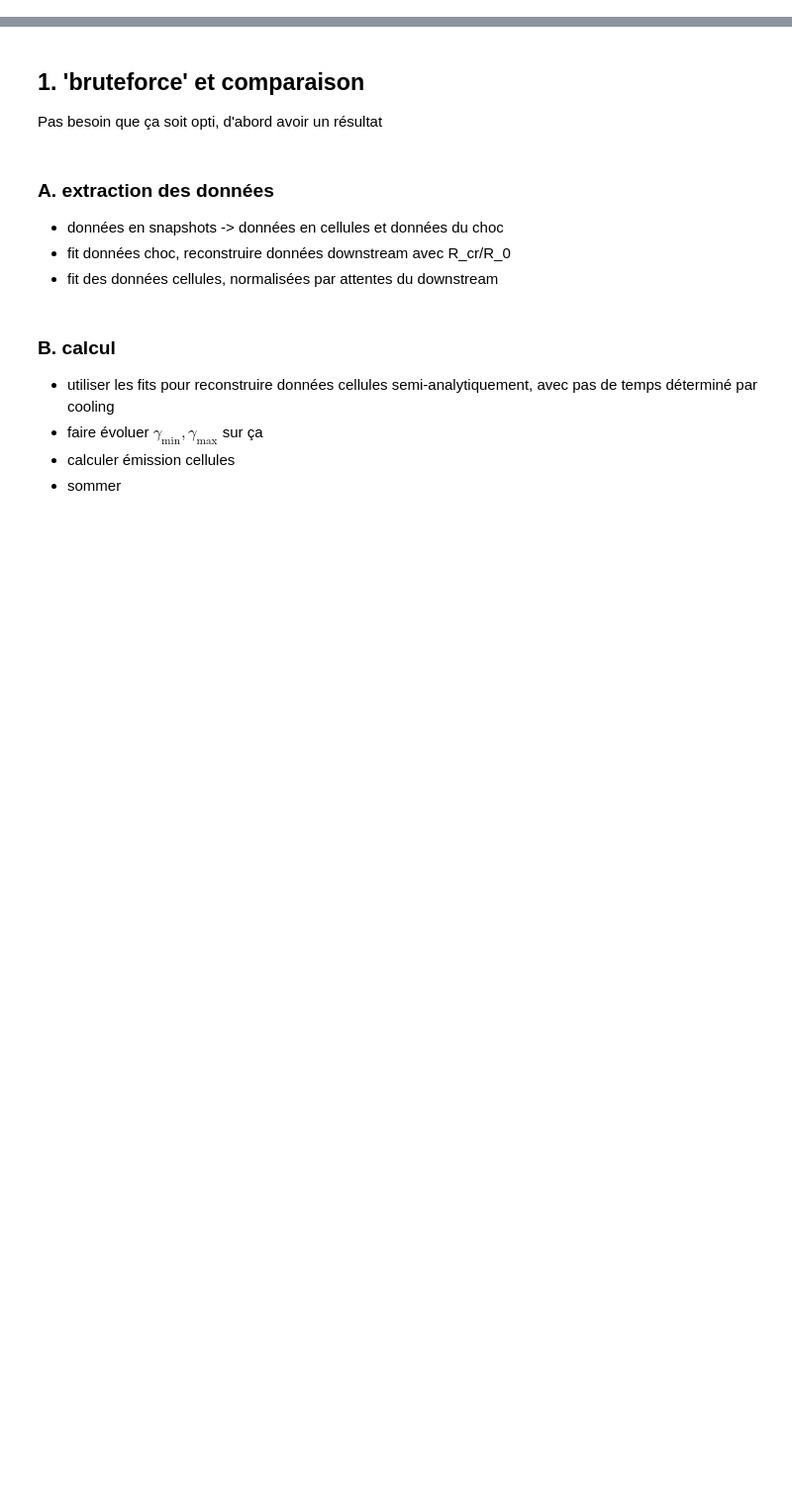
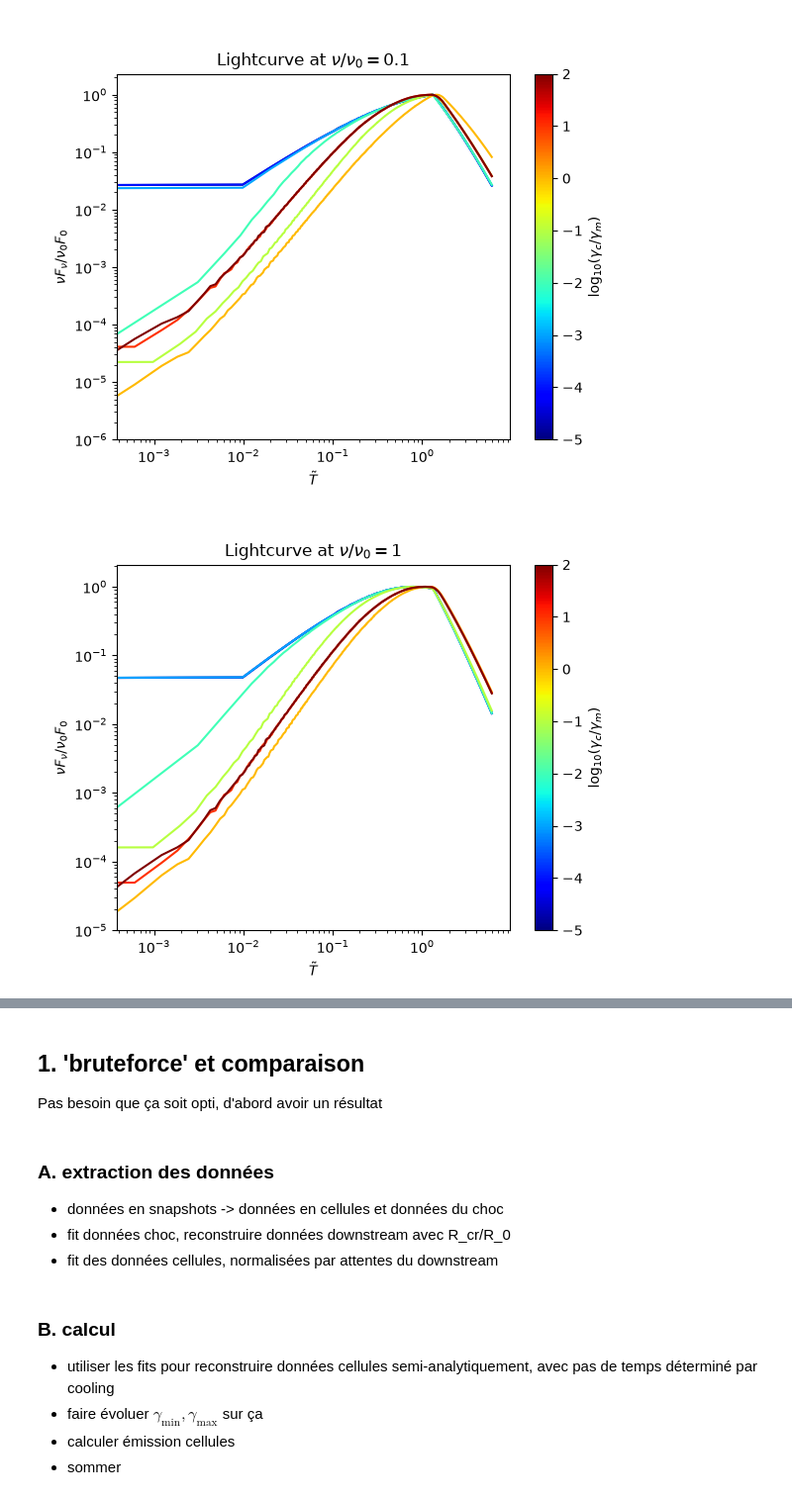
Before and after one commit to ACharletENSL/GAMMA_MWN, a Jupyter notebook: bin/Tools/project_v2/test_cooling.ipynb, the cells around one changed output, grey strips where cells are left out. Shown at 99% size. Cells and saved outputs as stored; diff of their text form; code cells hidden in the pictures; blank space fills up the shorter version.

```diff
--- a/bin/Tools/project_v2/test_cooling.ipynb
+++ b/bin/Tools/project_v2/test_cooling.ipynb
@@ -11,0 +23,2 @@ plt.ion()
+# %%
+results = swp.run_sweep('cooling_fid', swp.LOG10RATIO_ARR)
@@ -11,0 +35,9 @@ plt.ion()
+# %%
+detections = []
+for r in results:
+  det = swp.detect_rise_peak_tail(r['Tb'], r['nub'], r['nuFnu'])
+  detections.append(det)
+  T_rise, T_peak, T_tail, info = det
+  warnings = {k: v for k, v in info.items() if 'warn' in k}
+  print(f"target={r['log10ratio']:+.1f}  T_rise={T_rise:.4g}  "
+        f"T_peak={T_peak:.4g}  T_tail={T_tail:.4g}  {warnings}")
@@ -11,0 +64,16 @@ plt.ion()
+# %%
+  colors, sm = swp._sweep_colors(results)
+  for nu_t in swp.NU_TARGETS:
+    fig, ax = plt.subplots()
+    for r, c in zip(results, colors):
+      inu = min(np.searchsorted(r['nub'], nu_t), len(r['nub']) - 1)
+      lc = r['nuFnu'][:, inu]
+      ax.loglog(r['Tb']-1, lc/lc.max(), color=c)
+    fig.colorbar(sm, ax=ax, label='log$_{10}(\\gamma_c/\\gamma_m)$')
+    ax.set_xlabel(T_label_norm)
+    ax.set_ylabel(nF_label)
+    ax.set_ylim(ymin=1e-5*nu_t)
+    ax.set_title(f'Lightcurve at $\\nu/\\nu_0={nu_t:g}$')
+# %% [output]
+[figure, added]
+[figure, added]
```
Also changed, not shown: parts of 17 cells of this notebook, 43 other files.
